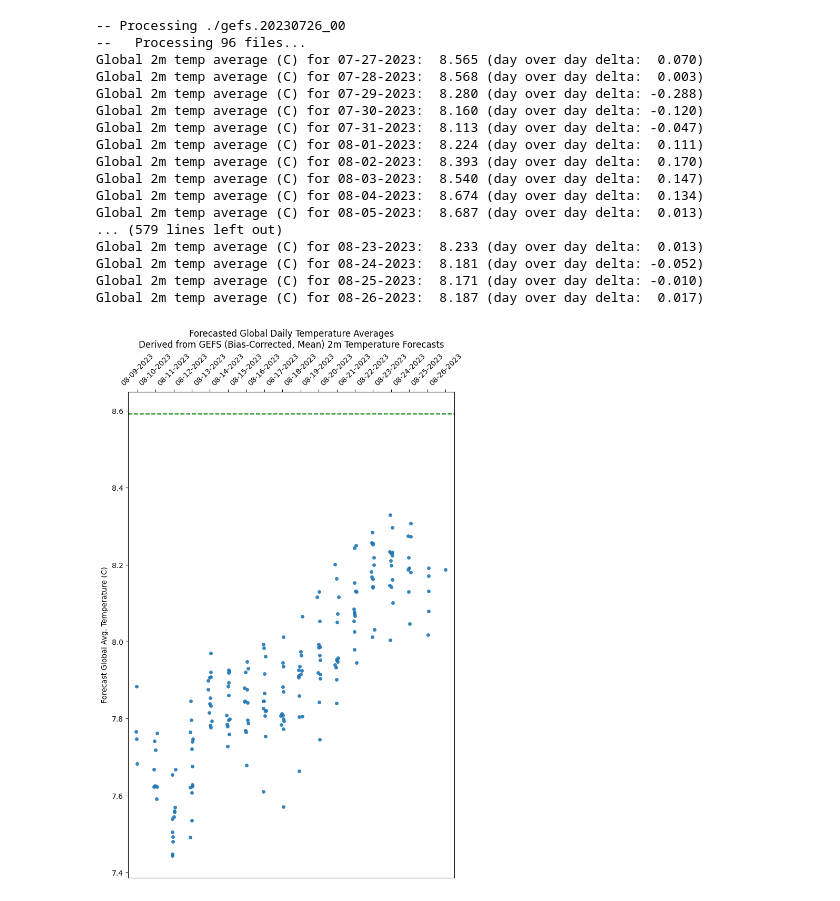
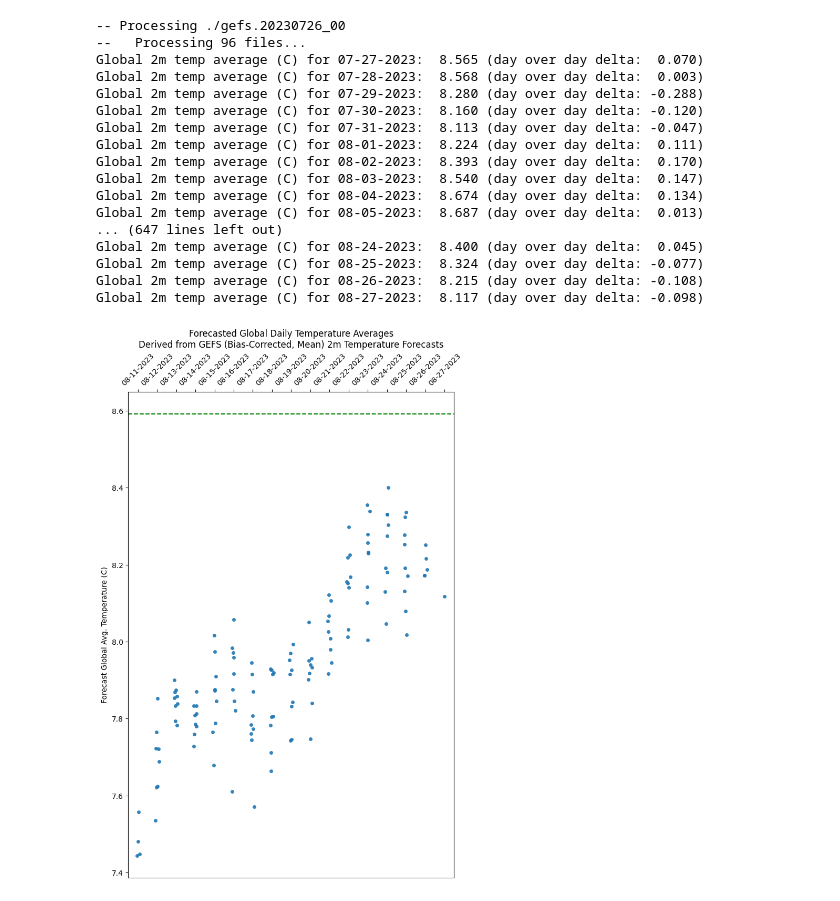
Before and after one commit to JRPdata/hot-july, a Jupyter notebook: gefs/gefs_global_2m_temp_mean_bias_corrected.ipynb, the cells around one changed output. Saved outputs shown, nothing was run; the diff lists cells and outputs as text; code cells hidden in the pictures.

```diff
--- a/gefs/gefs_global_2m_temp_mean_bias_corrected.ipynb
+++ b/gefs/gefs_global_2m_temp_mean_bias_corrected.ipynb
@@ -12,7 +12,7 @@ t = ts[0]
 # CONFIGURATION FOR FORECASTS TO DOWNLOAD (only last two days are available)
 # MAKE SURE THERE IS NO TRAILING SLASH
 base_urls = [
-    "https://nomads.ncep.noaa.gov/pub/data/nccf/com/naefs/prod/gefs.20230811/" + t + "/pgrb2ap5_bc"
+    "https://nomads.ncep.noaa.gov/pub/data/nccf/com/naefs/prod/gefs.20230812/" + t + "/pgrb2ap5_bc"
 ]
 
 def download_file(url, folder_path):
@@ -210,8 +210,8 @@ Global 2m temp average (C) for 08-02-2023:  8.393 (day over day delta:  0.170)
 Global 2m temp average (C) for 08-03-2023:  8.540 (day over day delta:  0.147)
 Global 2m temp average (C) for 08-04-2023:  8.674 (day over day delta:  0.134)
 Global 2m temp average (C) for 08-05-2023:  8.687 (day over day delta:  0.013)
-... (579 lines left out)
-Global 2m temp average (C) for 08-23-2023:  8.233 (day over day delta:  0.013)
-Global 2m temp average (C) for 08-24-2023:  8.181 (day over day delta: -0.052)
-Global 2m temp average (C) for 08-25-2023:  8.171 (day over day delta: -0.010)
-Global 2m temp average (C) for 08-26-2023:  8.187 (day over day delta:  0.017)
+... (647 lines left out)
+Global 2m temp average (C) for 08-24-2023:  8.400 (day over day delta:  0.045)
+Global 2m temp average (C) for 08-25-2023:  8.324 (day over day delta: -0.077)
+Global 2m temp average (C) for 08-26-2023:  8.215 (day over day delta: -0.108)
+Global 2m temp average (C) for 08-27-2023:  8.117 (day over day delta: -0.098)
@@ -269,37 +269,38 @@ def graph_strip_plot(forecast, record):
 # %%
 forecast = {}
+
+# exclude forecasts older than this date, or set to None for ALL
+min_forecast_date = "2023-08-10"
+#min_forecast_date = "2023-07-26"
 
 for folder_name, complete_average in complete_averages.items():
     # each forecast has a set of forecast dates
     # use if want to prune old forecasts
     short_date = folder_name.split('.')[1].split('_')[0]
 
 
     # Date to compare in the format YYYY-MM-DD
     if min_forecast_date:
         compare_date = datetime.strptime(min_forecast_date, "%Y-%m-%d")
     else:
         compare_date = None
 
     # Convert the short date to a comparable format
     short_date_dt = datetime.strptime(short_date, "%Y%m%d")
     # Compare the dates
     if not compare_date or compare_date <= short_date_dt:
         for valid_time, forecast_average in complete_average.items():
             day_str = date_to_day_str(valid_time)
             if day_str not in forecast:
                 forecast[day_str] = []
             temps = forecast[day_str]
             temps.append(forecast_average)
             forecast[day_str] = temps
             #print(f"{day_str} : {forecast_average}")
 
 # CFSR record was on August 2. GEFS forecast for previous day was 8.592
 record = 8.592
 
-# exclude forecasts older than this date, or set to None for ALL
-min_forecast_date = "2023-08-08"
-#min_forecast_date = "2023-07-26"
 graph_strip_plot(forecast, record)
 # %% [output]
-[figure, old version]
+[figure, new version]
```
Also changed, not shown: parts of 3 cells of this notebook, 3 other files.
